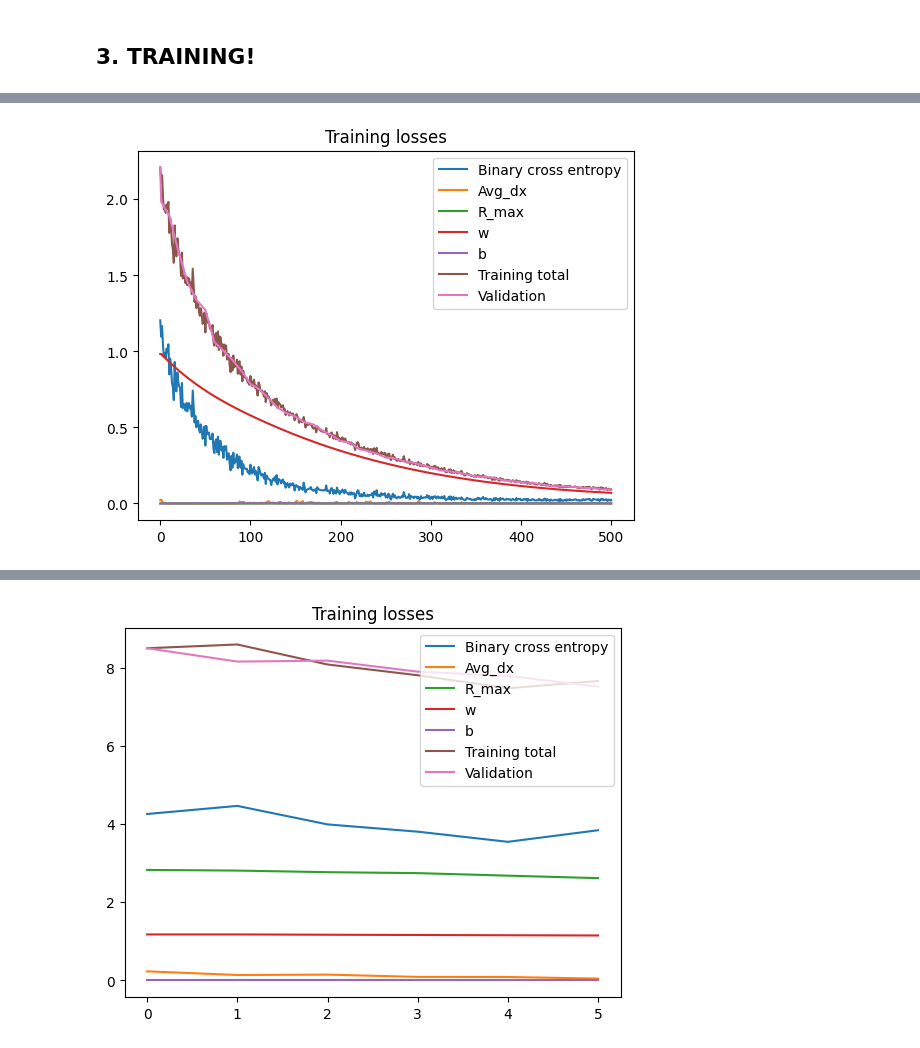
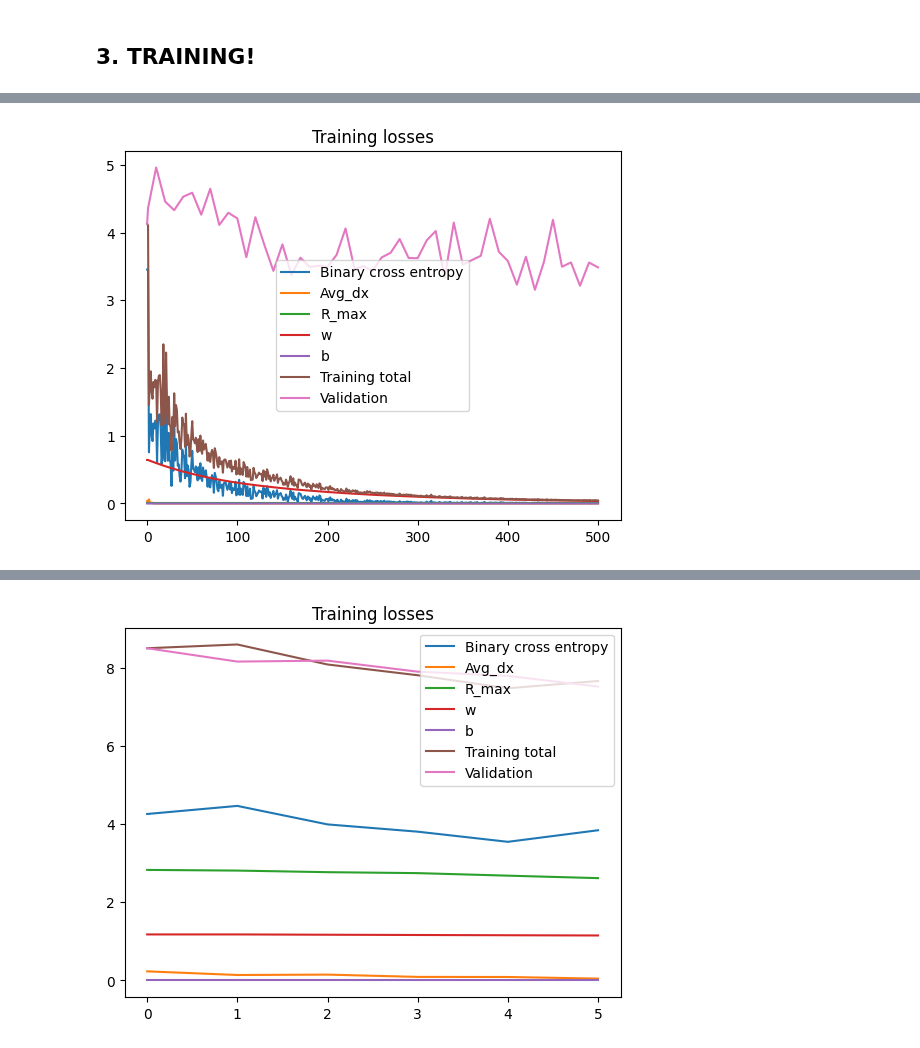
Before and after one commit to clarapecci/SSN_VPL, a Jupyter notebook: training_development.ipynb, the cells around one changed output, grey strips where cells are left out. Cells and saved outputs as stored; diff of their text form; code cells hidden in the pictures.

Commit message:
New additions to allow flexible training of different paramters (includes updates to saving and plotting functions)

```diff
--- a/training_development.ipynb
+++ b/training_development.ipynb
@@ -182,8 +176,9 @@ num_epochs_to_save =51
 epochs_to_save = np.linspace(1 ,epochs, num_epochs_to_save).astype(int)
 epochs_to_save = np.insert(epochs_to_save, 0, 0)
 noise_type = 'multiplicative'
+model_type = 2
 
 eta=10e-4
-sig_noise = 0
+sig_noise = 4
 offset = 4
 batch_size = 50
@@ -191,16 +204,33 @@ batch_size = 50
 ## 3. TRAINING!
 # %%
 def save_params_dict(opt_pars, true_acc, ber_acc, epoch ):
-    J_2x2, s_2x2 = exponentiate(opt_pars)
+    save_params = {}
+    save_params= dict(epoch = epoch, val_accuracy= true_acc,
+                      ber_accuracy = ber_acc)
 
-    save_params= dict(val_accuracy= true_acc,
-                      ber_accuracy = ber_acc,
-                J_EE= J_2x2[0,0], J_EI = J_2x2[0,1],
-                              J_IE = J_2x2[1,0], J_II = J_2x2[1,1],
-                s_EE= s_2x2[0,0], s_EI = s_2x2[0,1],
-                              s_IE = s_2x2[1,0], s_II = s_2x2[1,1],
-                c_E = opt_pars['c_E'], c_I = opt_pars['c_I'],
-                 epoch = epoch, w_sig = opt_pars['w_sig'], b_sig=opt_pars['b_sig'])
+    for key in opt_pars.keys():
+
+        if key =='logJ_2x2':
+            J_2x2 = sep_exponentiate(opt_pars['logJ_2x2'])
+            Js = dict(J_EE= J_2x2[0,0], J_EI = J_2x2[0,1],
+                              J_IE = J_2x2[1,0], J_II = J_2x2[1,1])
+            save_params.update(Js)
+
+        elif key =='logs_2x2':
+            s_2x2 = np.exp(opt_pars['logs_2x2'])
+            ss = dict(s_EE= s_2x2[0,0], s_EI = s_2x2[0,1],
+                              s_IE = s_2x2[1,0], s_II = s_2x2[1,1])
+
+            save_params.update(ss)
+        elif key=='sigma_oris':
+            if len(opt_pars['sigma_oris']) ==1:
+                save_params[key] = opt_pars[key]
+            else:
+                sigma_oris = dict(sigma_orisE = np.exp(opt_pars['sigma_oris'][0]), sigma_orisI = np.exp(opt_pars['sigma_oris'][1]))
+                save_params.update(sigma_oris)
+        else:
+                save_params[key] = opt_pars[key]
+
 
     return save_params
 
@@ -212,6 +242,8 @@ def exponentiate(opt_pars):
 
 
     return J_2x2, s_2x2
+
+
 def create_data(stimuli_pars, number=100, offset = 5, ref_ori=55):
 
     '''
@@ -551,0 +685,2 @@ Training loss: 4.60463809967041 ¦ Validation -- loss: 0.09260028600692749, true
+# %%
+new_opt_pars, val_loss_per_epoch, all_losses = train_SSN_vmap(logJ_2x2, logs_2x2, sigma_oris, c_E, c_I, w_sig, b_sig, ssn_pars, grid_pars, conn_pars, gE, gI, stimuli_pars, filter_pars, conv_pars, loss_pars, epochs_to_save, results_filename = results_filename, batch_size=100, ref_ori = ref_ori, offset = offset, epochs=epochs, eta=eta, sig_noise = sig_noise, noise_type=noise_type, model_type=model_type, early_stop = 0.7)
@@ -552,4 +724,5 @@ Training loss: 4.60463809967041 ¦ Validation -- loss: 0.09260028600692749, true
 # %%
-plot_losses(all_losses, val_loss_per_epoch, epochs_to_save)
+losses_dir = os.path.join(results_dir, 'losses_set_'+str(init_set)+'_model_type_'+str(model_type))
+plot_losses(all_losses, val_loss_per_epoch, epochs_to_save, save=losses_dir)
 # %% [output]
-[figure, old version]
+[figure, new version]
```
Also changed, not shown: parts of 30 cells of this notebook.
